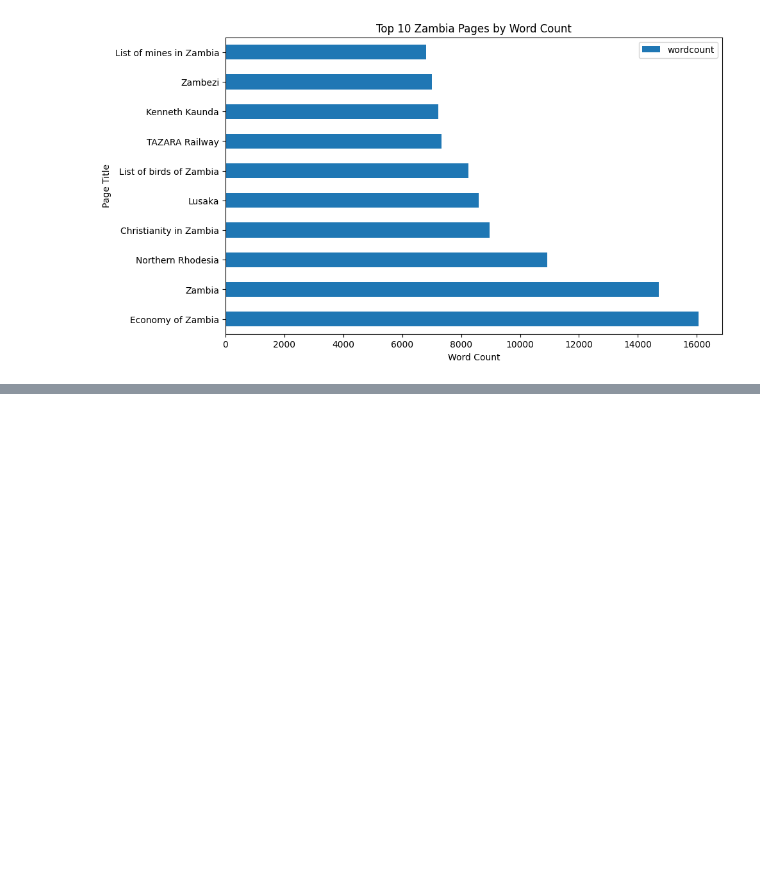
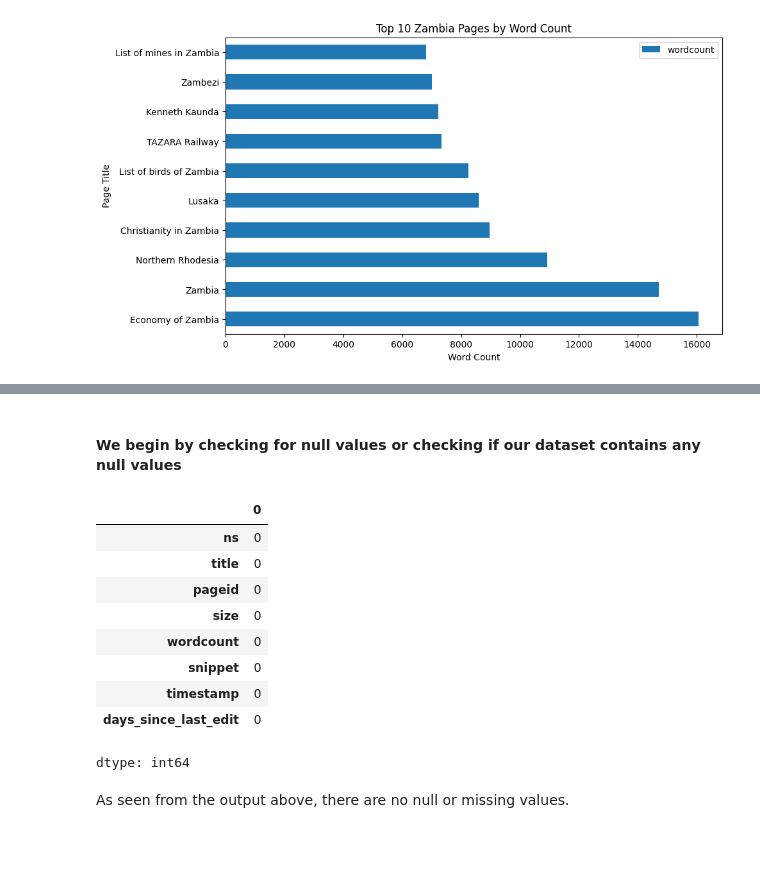
Before and after one commit to Chalwemwansa/data_mining_assign, a Jupyter notebook: Group_22_data_mining_assign.ipynb, the cells around one changed output, grey strips where cells are left out. Saved outputs shown, nothing was run; the diff lists cells and outputs as text; code cells hidden in the pictures; blank space fills up the shorter version.

Commit message:
[ DP ] added data preparation description and check for null values

```diff
--- a/Group_22_data_mining_assign.ipynb
+++ b/Group_22_data_mining_assign.ipynb
@@ -256,0 +248,19 @@ The dataset contains **500 Wikipedia pages** related to *“Zambia”*.
+# %% [markdown]
+####  We begin by checking for null values or checking if our dataset contains any null values
+# %%
+recency_wiki_csv.isnull().sum()
+# %% [output]
+|  | 0 |
+| ns | 0 |
+| title | 0 |
+| pageid | 0 |
+| size | 0 |
+| wordcount | 0 |
+| snippet | 0 |
+| timestamp | 0 |
+| days_since_last_edit | 0 |
+dtype: int64
+# %% [markdown]
+As seen from the output above, there are no null or missing values.
+# %% [markdown]
+###
```
Also changed, not shown: parts of 4 cells of this notebook.
